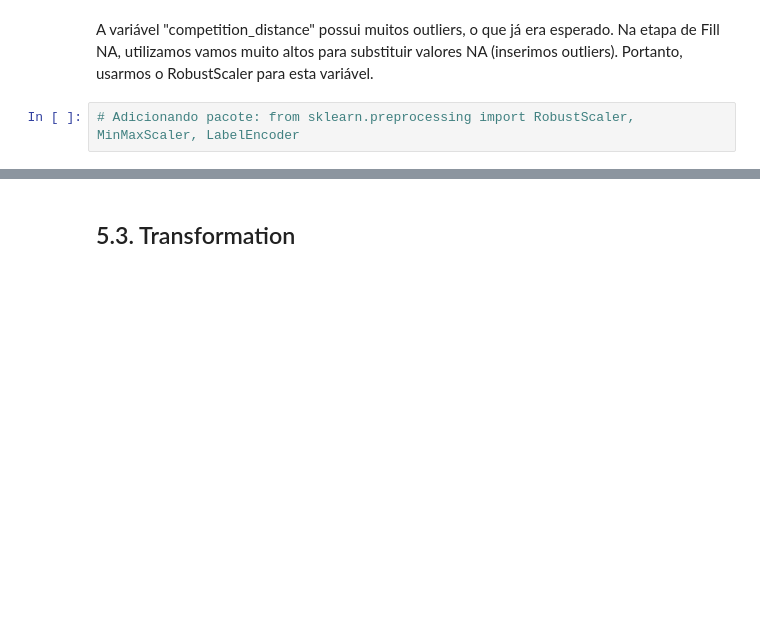
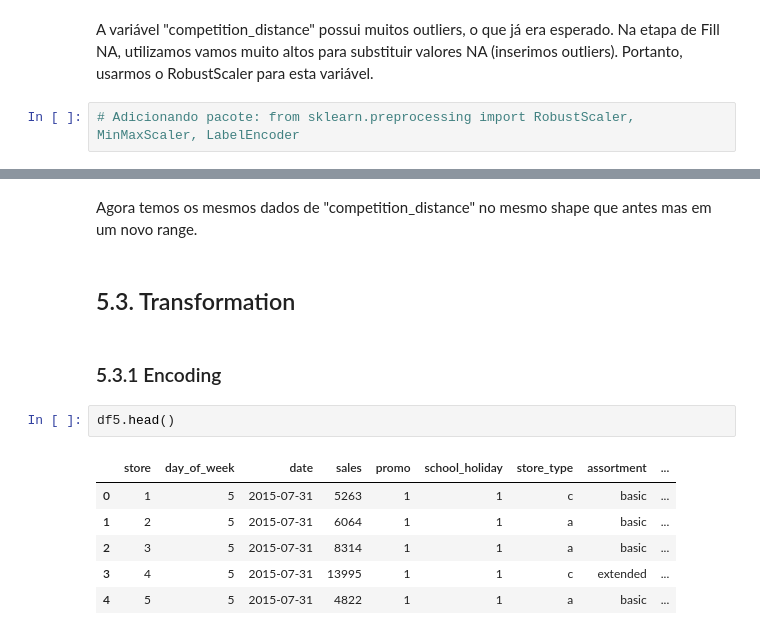
Before and after one commit to luana-afonso/DataScience-Em-Producao, a Jupyter notebook: m05_v01_store_sales_prediction.ipynb, the cells around one changed output, grey strips where cells are left out. Drawn from its saved outputs; the diff is of its cells as text; blank space fills up the shorter version.

Commit message:
added encoding techniques

```diff
--- a/m05_v01_store_sales_prediction.ipynb
+++ b/m05_v01_store_sales_prediction.ipynb
@@ -1690,2 +1688,15 @@ Agora temos os mesmos dados de "competition_distance" no mesmo shape que antes m
+# %% [markdown]
+Agora temos os mesmos dados de "competition_distance" no mesmo shape que antes mas em um novo range.
 # %% [markdown]
 ## 5.3. Transformation
+# %% [markdown]
+### 5.3.1 Encoding
+# %%
+df5.head()
+# %% [output]
+|  | store | day_of_week | date | sales | promo | school_holiday | store_type | assortment | ... |
+| 0 | 1 | 5 | 2015-07-31 | 5263 | 1 | 1 | c | basic | ... |
+| 1 | 2 | 5 | 2015-07-31 | 6064 | 1 | 1 | a | basic | ... |
+| 2 | 3 | 5 | 2015-07-31 | 8314 | 1 | 1 | a | basic | ... |
+| 3 | 4 | 5 | 2015-07-31 | 13995 | 1 | 1 | c | extended | ... |
+| 4 | 5 | 5 | 2015-07-31 | 4822 | 1 | 1 | a | basic | ... |
```
Also changed, not shown: parts of 24 cells of this notebook.
